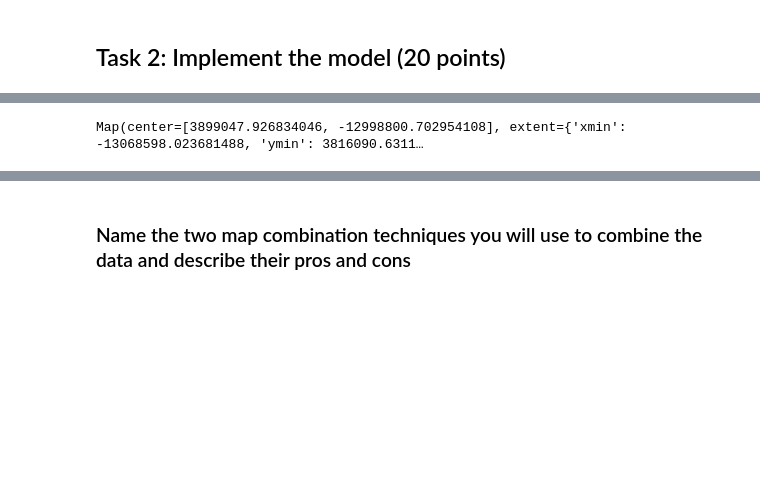
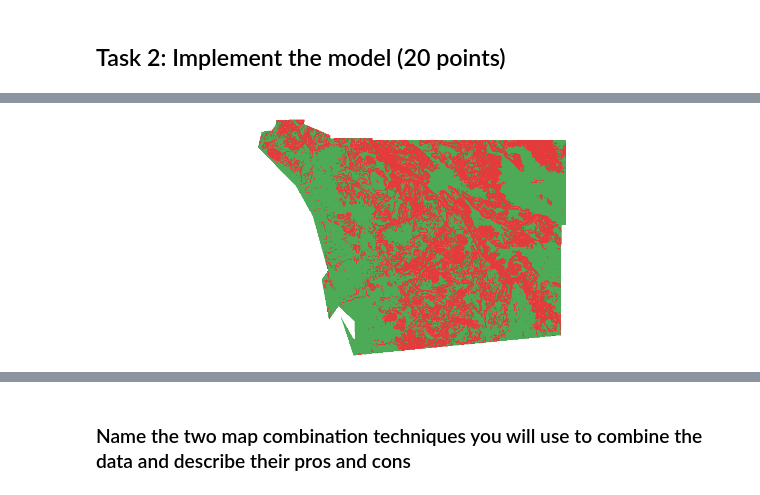
Before and after one commit to kev374k/dsc170_mp4, a Jupyter notebook: MP4.ipynb, the cells around one changed output, grey strips where cells are left out. Cells and saved outputs as stored; diff of their text form; code cells hidden in the pictures; blank space fills up the shorter version.

```diff
--- a/MP4.ipynb
+++ b/MP4.ipynb
@@ -162,19 +204,17 @@ Map(center=[3899047.926834046, -12998800.702954108], extent={'xmin': -13068598.0
 # %%
 # define a slope cutoff for binary usage
 mid = 45 #Slope cutoff (in degrees)
 
 slope_binary = remap(
     raster=slope_lyr,
     input_ranges=[-450,mid, mid,8700],
     output_values=[1, 0],
+    astype='U8'
 )
 slope_b_c = colormap(slope_binary, colormap=clrmap2)
+slope_b_c
+# %% [output]
+[figure, added]
-# %%
-slope_map_c = gis.map("San Diego County, CA")
-slope_map_c.content.add(slope_b_c)
-slope_map_c
-# %% [output]
-Map(center=[3899047.926834046, -12998800.702954108], extent={'xmin': -13068598.023681488, 'ymin': 3816090.6311…
 # %%
 # define a slope rule for non-binary usage
 clrmap9 = [[9, 230, 0, 0], [8, 242, 85, 0], [7, 250, 142, 0], [6, 255, 195, 0], [5, 255, 255, 0], [4, 197, 219, 0],
```
Also changed, not shown: parts of 30 cells of this notebook.
